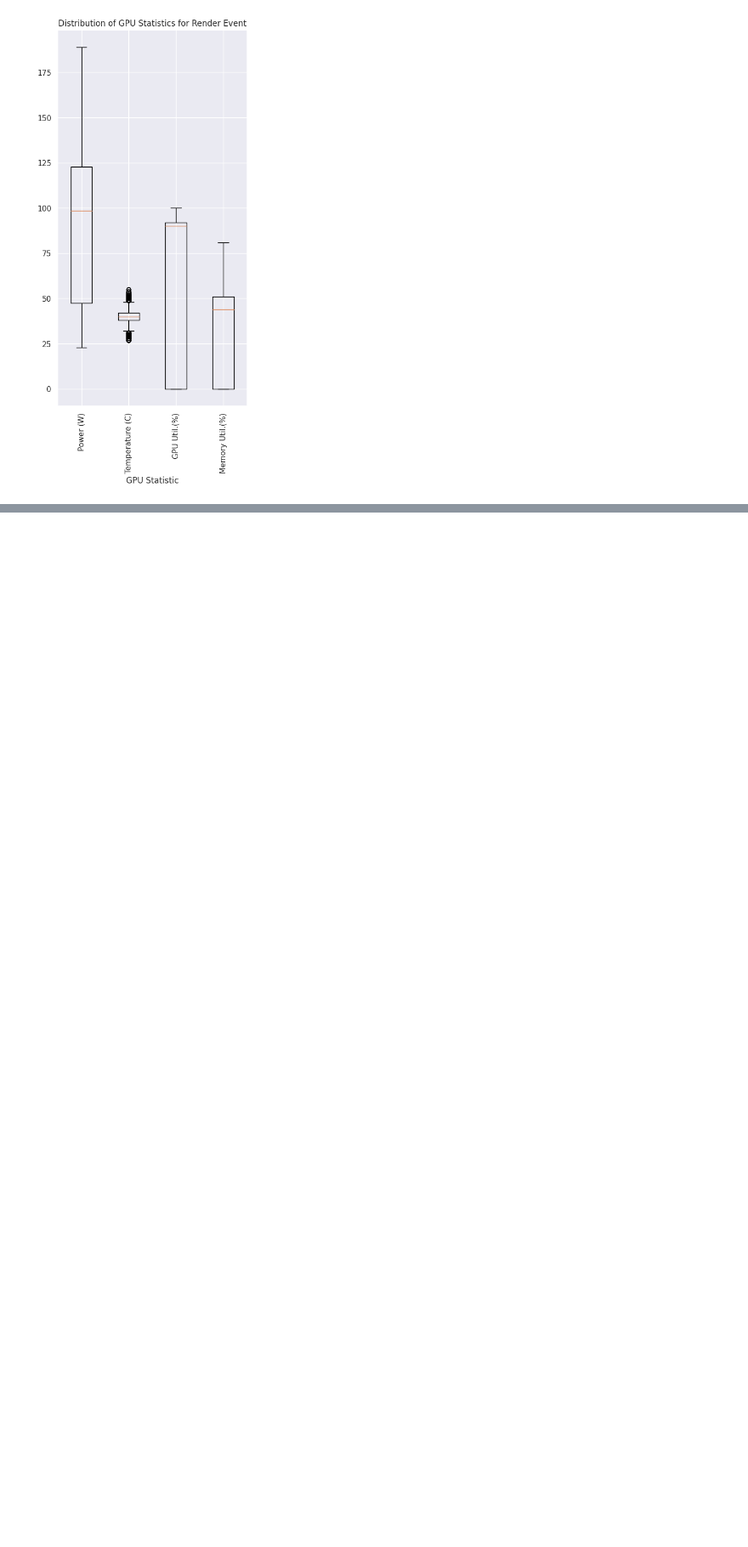
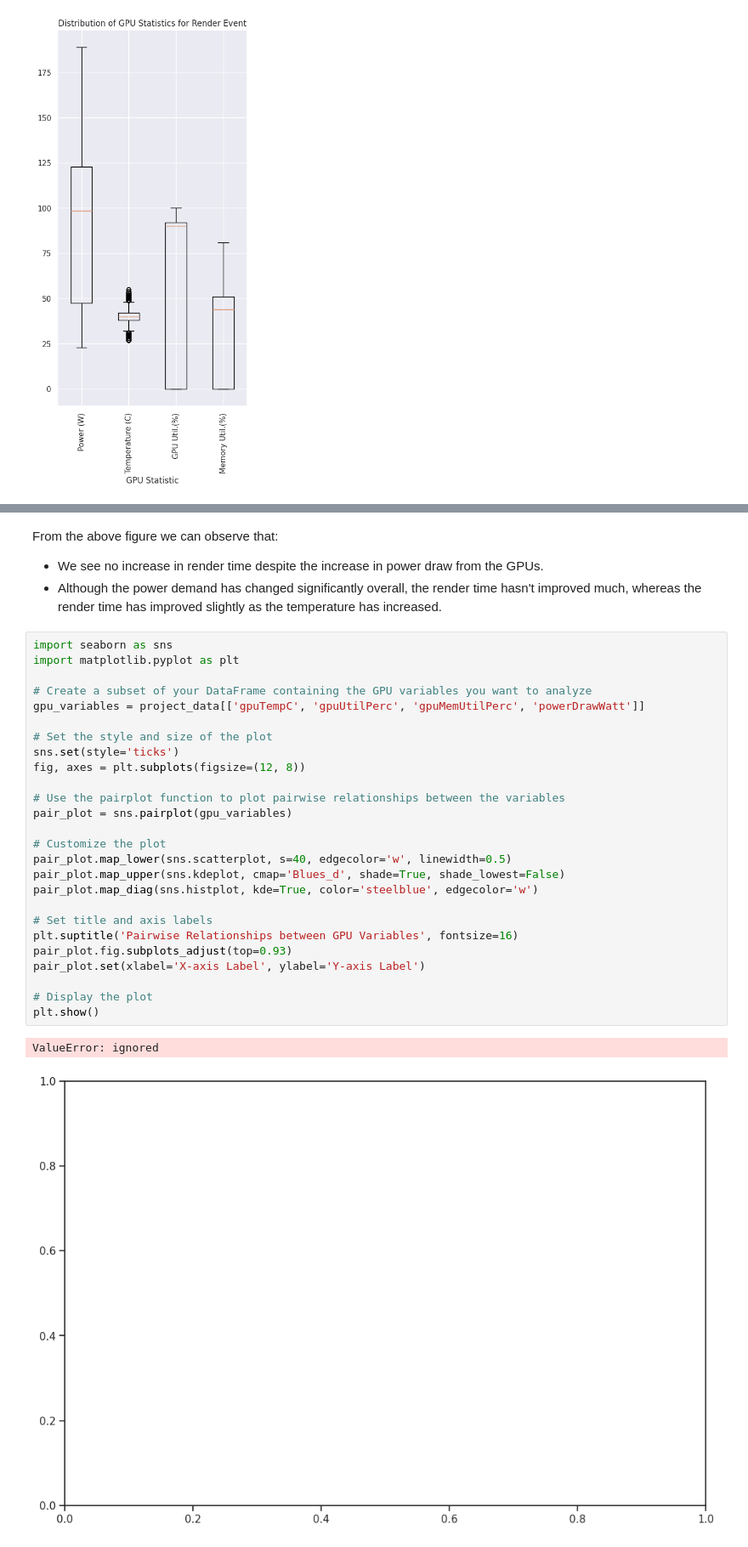
Before and after one commit to VishalPawar08/Cloud-Computing---TeraPixel, a Jupyter notebook: TeraPixel Original .ipynb, the cells around one changed output, grey strips where cells are left out. Shown at 85% size. Cells and saved outputs as stored; diff of their text form; blank space fills up the shorter version.

```diff
--- a/TeraPixel Original .ipynb
+++ b/TeraPixel Original .ipynb
@@ -342,0 +361,33 @@ plt.show()
+# %% [markdown]
+From the above figure we can observe that:
+- We see no increase in render time despite the increase in power draw from the GPUs.
+- Although the power demand has changed significantly overall, the render time hasn't improved much, whereas the render time has improved slightly as the temperature has increased.
+# %%
+import seaborn as sns
+import matplotlib.pyplot as plt
+
+# Create a subset of your DataFrame containing the GPU variables you want to analyze
+gpu_variables = project_data[['gpuTempC', 'gpuUtilPerc', 'gpuMemUtilPerc', 'powerDrawWatt']]
+
+# Set the style and size of the plot
+sns.set(style='ticks')
+fig, axes = plt.subplots(figsize=(12, 8))
+
+# Use the pairplot function to plot pairwise relationships between the variables
+pair_plot = sns.pairplot(gpu_variables)
+
+# Customize the plot
+pair_plot.map_lower(sns.scatterplot, s=40, edgecolor='w', linewidth=0.5)
+pair_plot.map_upper(sns.kdeplot, cmap='Blues_d', shade=True, shade_lowest=False)
+pair_plot.map_diag(sns.histplot, kde=True, color='steelblue', edgecolor='w')
+
+# Set title and axis labels
+plt.suptitle('Pairwise Relationships between GPU Variables', fontsize=16)
+pair_plot.fig.subplots_adjust(top=0.93)
+pair_plot.set(xlabel='X-axis Label', ylabel='Y-axis Label')
+
+# Display the plot
+plt.show()
+# %% [output]
+ValueError: ignored
+[figure, added]
```
Also changed, not shown: parts of 4 cells of this notebook.
